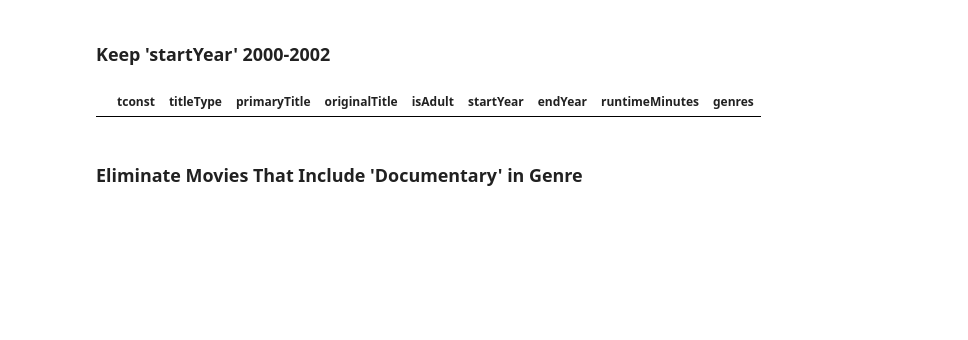
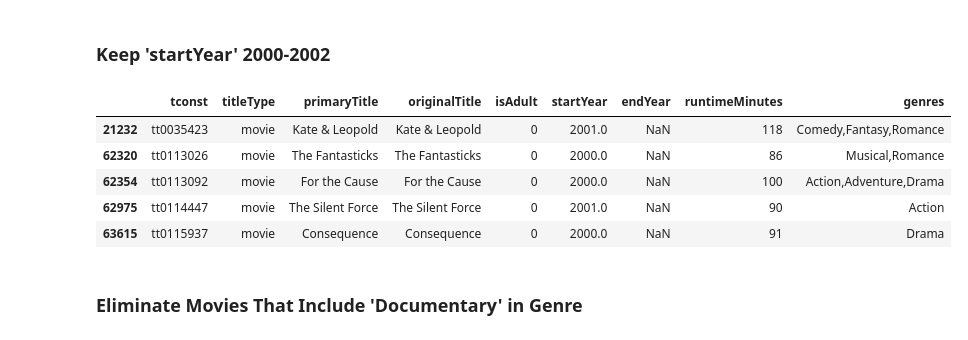
Before and after one commit to jamesbelk0/IMDB_MySQL_Database, a Jupyter notebook: IMDB_MySQL_Database_Part_1.ipynb, the cells around one changed output. Drawn from its saved outputs; the diff is of its cells as text; code cells hidden in the pictures; blank space fills up the shorter version.

```diff
--- a/IMDB_MySQL_Database_Part_1.ipynb
+++ b/IMDB_MySQL_Database_Part_1.ipynb
@@ -97,12 +97,17 @@ basics.head()
 # %% [markdown]
 ### Keep 'startYear' 2000-2002
 # %%
-date_range = (basics['startYear']<2000)&(basics['startYear']>2002)
+date_range = (basics['startYear']>=2000)&(basics['startYear']<2002)
 basics = basics.loc[date_range,:]
 basics.head()
 #basics['startYear'].value_counts(dropna=False)
 # %% [output]
 |  | tconst | titleType | primaryTitle | originalTitle | isAdult | startYear | endYear | runtimeMinutes | genres |
+| 21232 | tt0035423 | movie | Kate & Leopold | Kate & Leopold | 0 | 2001.0 | NaN | 118 | Comedy,Fantasy,Romance |
+| 62320 | tt0113026 | movie | The Fantasticks | The Fantasticks | 0 | 2000.0 | NaN | 86 | Musical,Romance |
+| 62354 | tt0113092 | movie | For the Cause | For the Cause | 0 | 2000.0 | NaN | 100 | Action,Adventure,Drama |
+| 62975 | tt0114447 | movie | The Silent Force | The Silent Force | 0 | 2001.0 | NaN | 90 | Action |
+| 63615 | tt0115937 | movie | Consequence | Consequence | 0 | 2000.0 | NaN | 91 | Drama |
 # %% [markdown]
 ### Eliminate Movies That Include 'Documentary' in Genre
 # %%
```
Also changed, not shown: parts of 4 cells of this notebook, 12 other files.
